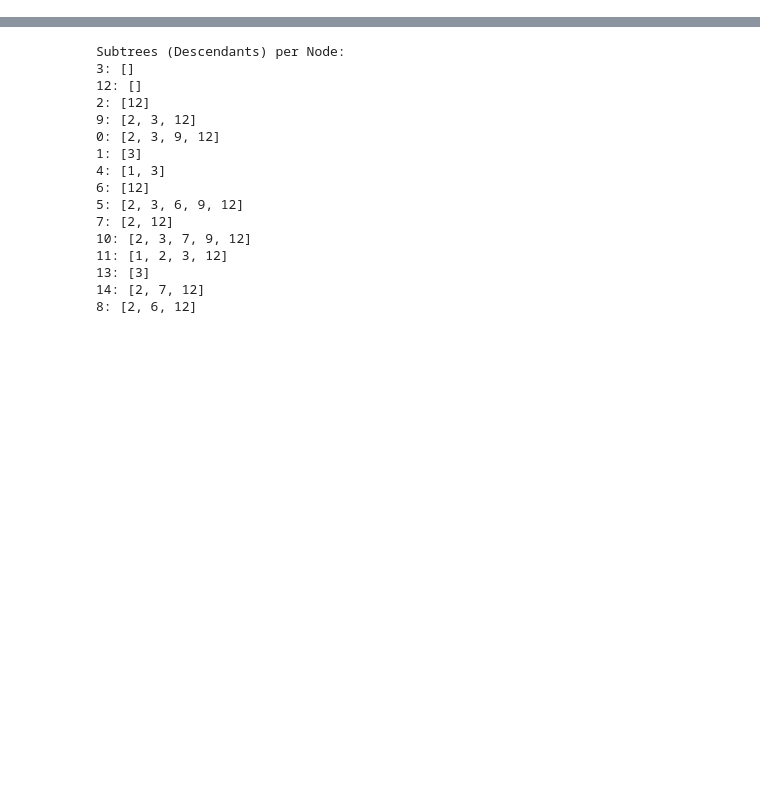
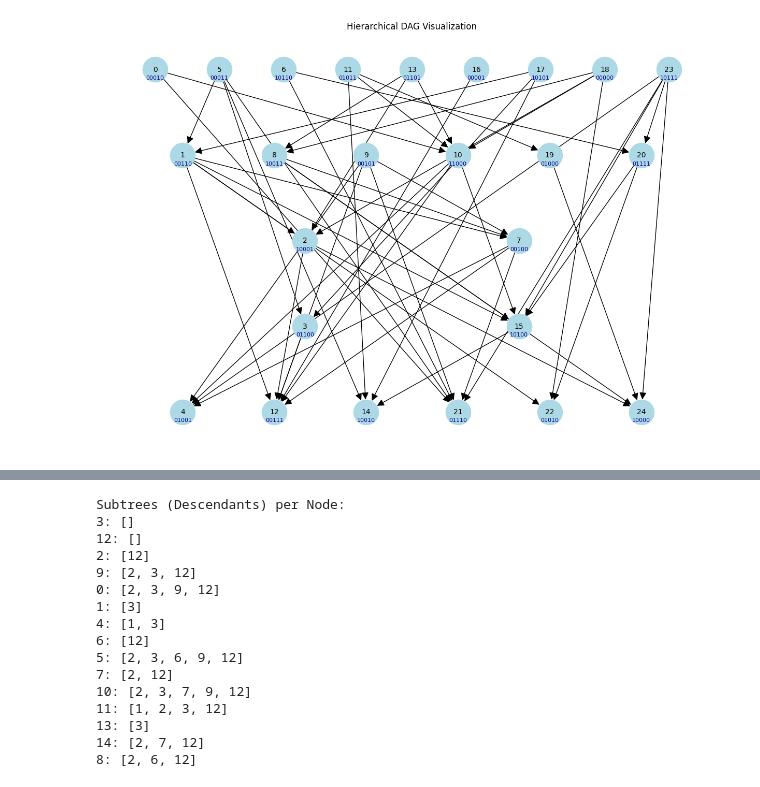
Before and after one commit to RoyRin/ripple_bench, a Jupyter notebook: notebooks/explorations/synthetic_data_generation.ipynb, the cells around one changed output, grey strips where cells are left out. Drawn from its saved outputs; the diff is of its cells as text; code cells hidden in the pictures; blank space fills up the shorter version.

```diff
--- a/notebooks/explorations/synthetic_data_generation.ipynb
+++ b/notebooks/explorations/synthetic_data_generation.ipynb
@@ -236,0 +39,14 @@ subtrees = compute_all_subtrees(dag)
+# %%
+from unlearning import synthetic_data
+# Example Usage with the previously generated DAG:
+from importlib import reload
+reload(synthetic_data)
+L = 5
+N = 25
+C = 5
+seed = 42
+
+dag = synthetic_data.generate_dag(L, N, C, seed)
+synthetic_data.visualize_dag_layers(dag)
+# %% [output]
+[figure, added]
```
Also changed, not shown: parts of 7 cells of this notebook, 1 other file.
